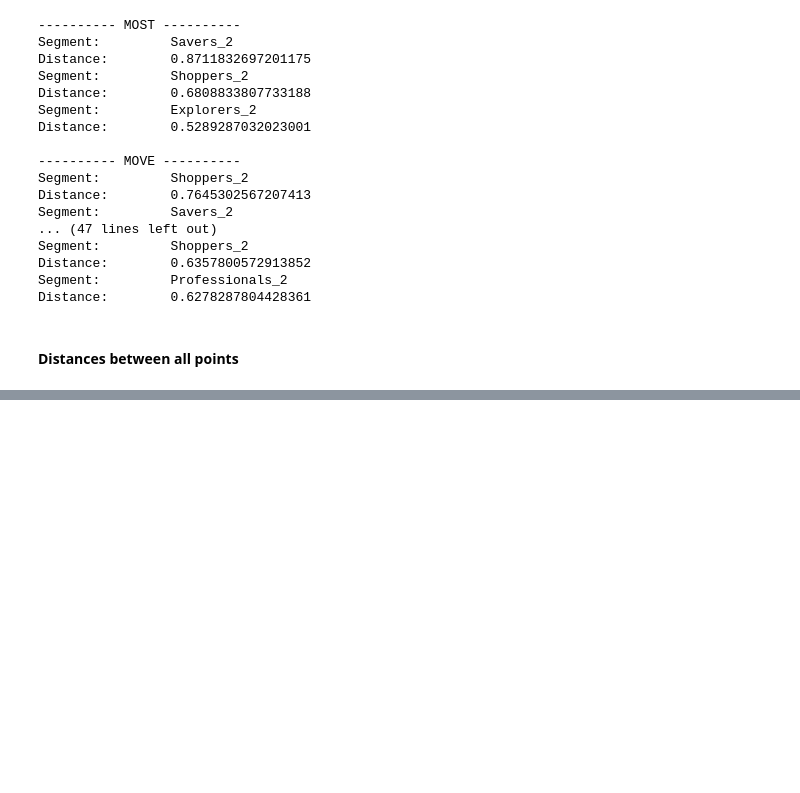
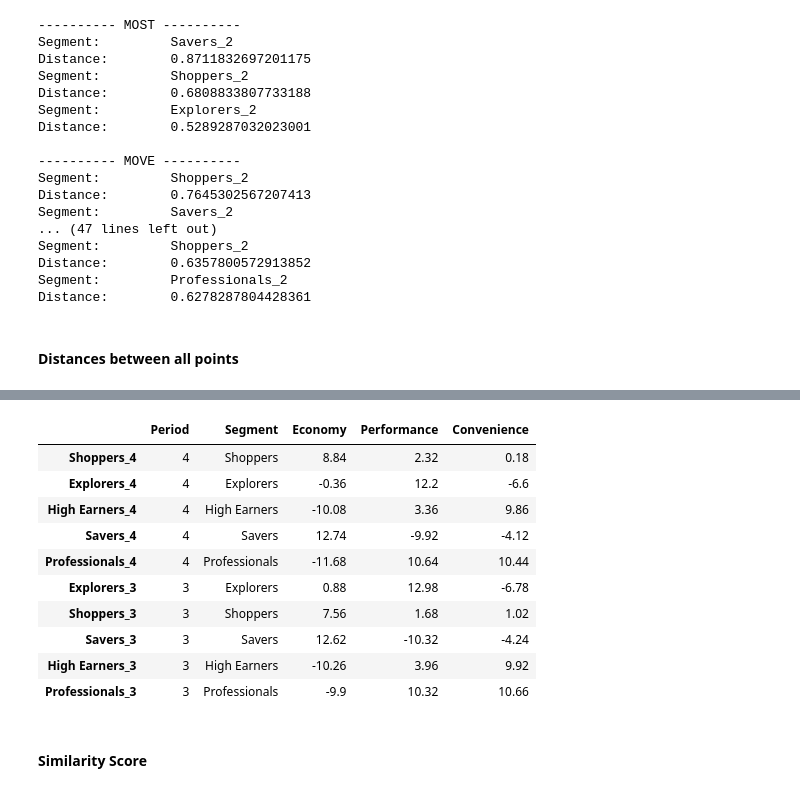
Before and after one commit to FedericoCortesi/Markstrat, a Jupyter notebook: main.ipynb, the cells around one changed output, grey strips where cells are left out. Cells and saved outputs as stored; diff of their text form; code cells hidden in the pictures; blank space fills up the shorter version.

```diff
--- a/main.ipynb
+++ b/main.ipynb
@@ -342,0 +422,20 @@ an.compute_distance_centroids(df_seg_sem_fc, new_move_semantic)[3]
+# %%
+df_seg_mds_fc = an.forecast_df(dataframe=son.df_segments_mds, steps=2)
+
+df_seg_mds_fc = df_seg_mds_fc[df_seg_mds_fc["Period"]>2]
+
+df_seg_mds_fc
+# %% [output]
+|  | Period | Segment | Economy | Performance | Convenience |
+| Shoppers_4 | 4 | Shoppers | 8.84 | 2.32 | 0.18 |
+| Explorers_4 | 4 | Explorers | -0.36 | 12.2 | -6.6 |
+| High Earners_4 | 4 | High Earners | -10.08 | 3.36 | 9.86 |
+| Savers_4 | 4 | Savers | 12.74 | -9.92 | -4.12 |
+| Professionals_4 | 4 | Professionals | -11.68 | 10.64 | 10.44 |
+| Explorers_3 | 3 | Explorers | 0.88 | 12.98 | -6.78 |
+| Shoppers_3 | 3 | Shoppers | 7.56 | 1.68 | 1.02 |
+| Savers_3 | 3 | Savers | 12.62 | -10.32 | -4.24 |
+| High Earners_3 | 3 | High Earners | -10.26 | 3.96 | 9.92 |
+| Professionals_3 | 3 | Professionals | -9.9 | 10.32 | 10.66 |
+# %% [markdown]
+#### Similarity Score
```
Also changed, not shown: parts of 40 cells of this notebook, 4 other files.
